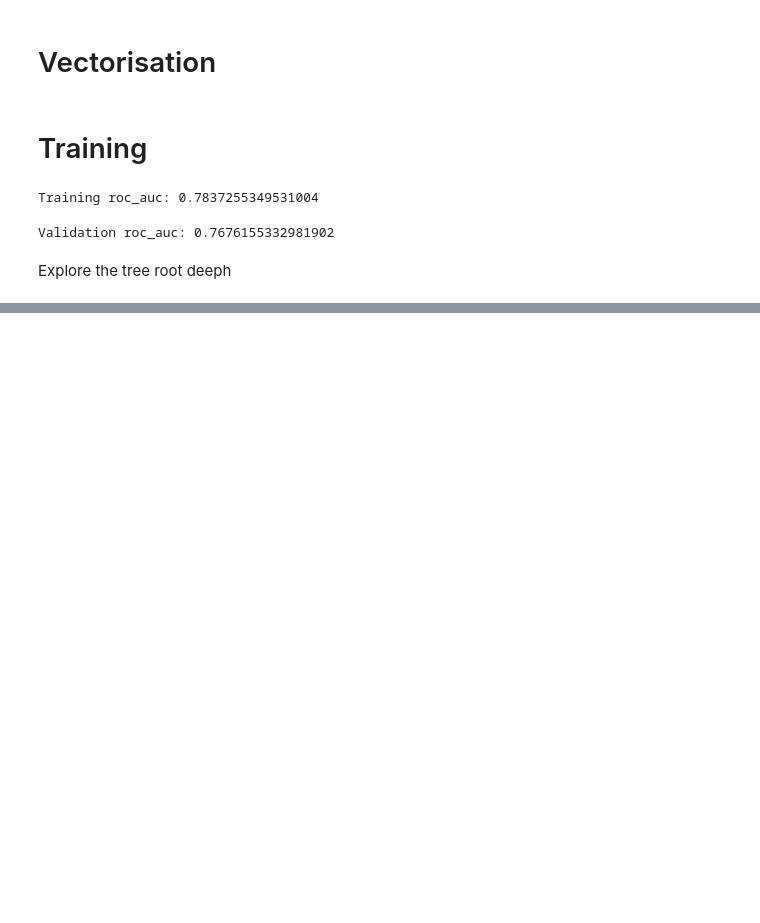
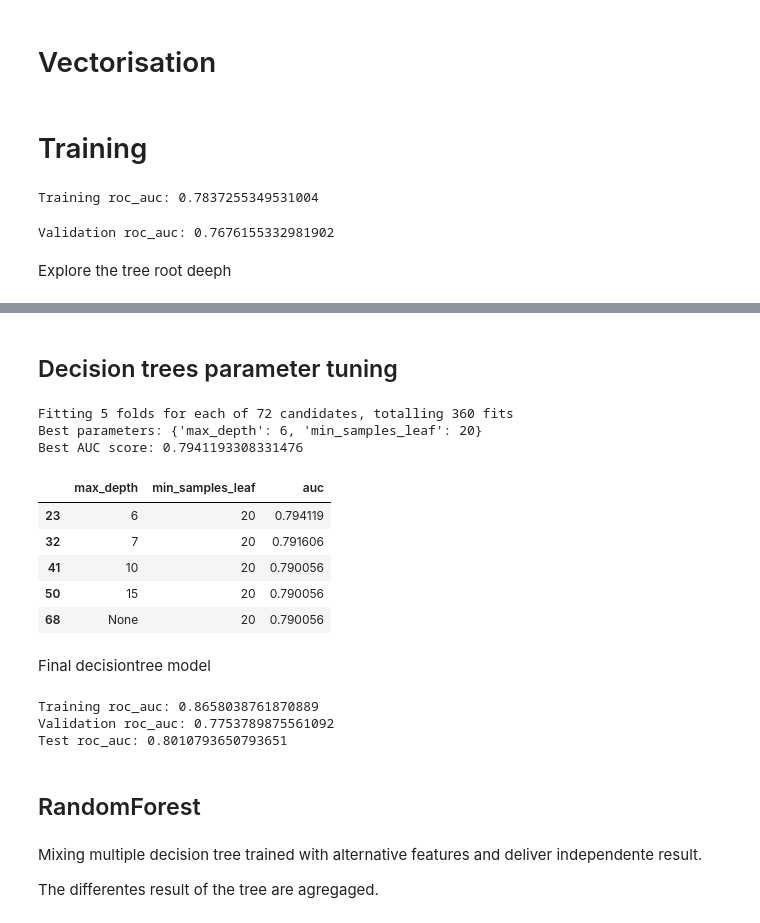
Before and after one commit to GonzalezMada/machine-learning-zoomcamp2025-homework, a Jupyter notebook: 06-Trees/Decision_Trees_and_Ensemble_Learning.ipynb, the cells around one changed output, grey strips where cells are left out. Cells and saved outputs as stored; diff of their text form; code cells hidden in the pictures; blank space fills up the shorter version.

Commit message:
Random Forest

```diff
--- a/06-Trees/Decision_Trees_and_Ensemble_Learning.ipynb
+++ b/06-Trees/Decision_Trees_and_Ensemble_Learning.ipynb
@@ -295,3 +295,78 @@ print(r)
 |   |   |   |--- class: 0
 |   |   |--- records=yes >  0.50
 |   |   |   |--- class: 1
+# %% [markdown]
+## Decision trees parameter tuning
+# %%
+from sklearn.model_selection import GridSearchCV
+
+# Define the parameter grid
+param_grid = {
+    'max_depth': [4, 5, 6, 7, 10, 15, 20, None],
+    'min_samples_leaf': [1, 2, 5, 10, 15, 20, 100, 200, 500]
+}
+
+# Create the model
+dt = DecisionTreeClassifier(random_state=1)
+
+# Use GridSearchCV with AUC as the scoring metric
+grid_search = GridSearchCV(
+    estimator=dt,
+    param_grid=param_grid,
+    scoring='roc_auc',  # Uses AUC for evaluation
+    cv=5,  # 5-fold cross-validation (optional, adjust as needed)
+    verbose=1
+)
+
+# Fit on training data
+grid_search.fit(X_train, y_train)
+
+# Get results
+print("Best parameters:", grid_search.best_params_)
+print("Best AUC score:", grid_search.best_score_)
+
+# Convert results to DataFrame (similar to your df_scores)
+results_df = pd.DataFrame(grid_search.cv_results_)
+results_df = results_df[['param_max_depth', 'param_min_samples_leaf', 'mean_test_score']]
+results_df.columns = ['max_depth', 'min_samples_leaf', 'auc']
+results_df.sort_values(by='auc', ascending=False).head()
+# %% [output]
+Fitting 5 folds for each of 72 candidates, totalling 360 fits
+Best parameters: {'max_depth': 6, 'min_samples_leaf': 20}
+Best AUC score: 0.7941193308331476
+|  | max_depth | min_samples_leaf | auc |
+| 23 | 6 | 20 | 0.794119 |
+| 32 | 7 | 20 | 0.791606 |
+| 41 | 10 | 20 | 0.790056 |
+| 50 | 15 | 20 | 0.790056 |
+| 68 | None | 20 | 0.790056 |
+# %% [markdown]
+Final decisiontree model
+# %%
+dt= DecisionTreeClassifier(max_depth=6, min_samples_leaf=20, criterion='gini')
+dt.fit(X_train, y_train)
+y_train_pred = dt.predict_proba(X_train)[:, 1]
+roc= roc_auc_score(y_train, y_train_pred)
+print("Training roc_auc:", roc)
+
+val_dicts = df_val[categorical + numerical].to_dict(orient='records')
+X_val = dv.transform(val_dicts)
+y_val_pred = dt.predict_proba(X_val)[:, 1]
+roc= roc_auc_score(y_val, y_val_pred)
+print("Validation roc_auc:", roc)
+
+test_dicts = df_test[categorical + numerical].to_dict(orient='records')
+X_test = dv.transform(test_dicts)
+y_test_pred = dt.predict_proba(X_test)[:, 1]
+roc= roc_auc_score(y_test, y_test_pred)
+print("Test roc_auc:", roc)
+# %% [output]
+Training roc_auc: 0.8658038761870889
+Validation roc_auc: 0.7753789875561092
+Test roc_auc: 0.8010793650793651
+# %% [markdown]
+## RandomForest
+# %% [markdown]
+Mixing multiple decision tree trained with alternative features and deliver independente result.
+
+The differentes result of the tree are agregaged.
```
Also changed, not shown: parts of 4 cells of this notebook.
